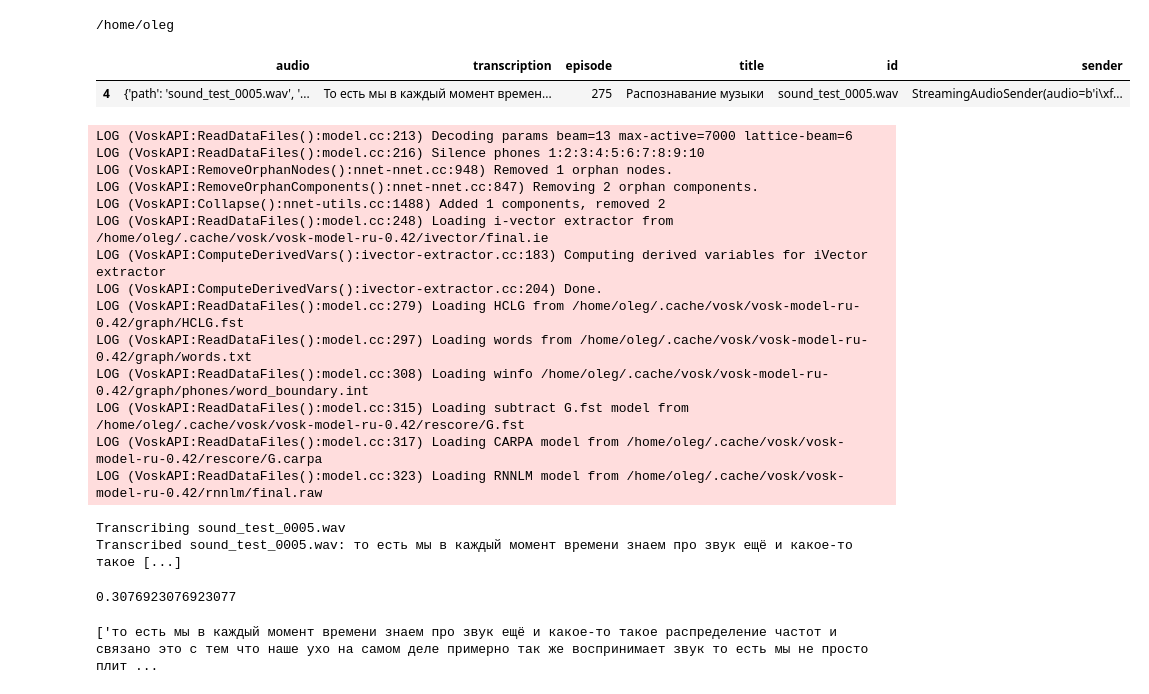
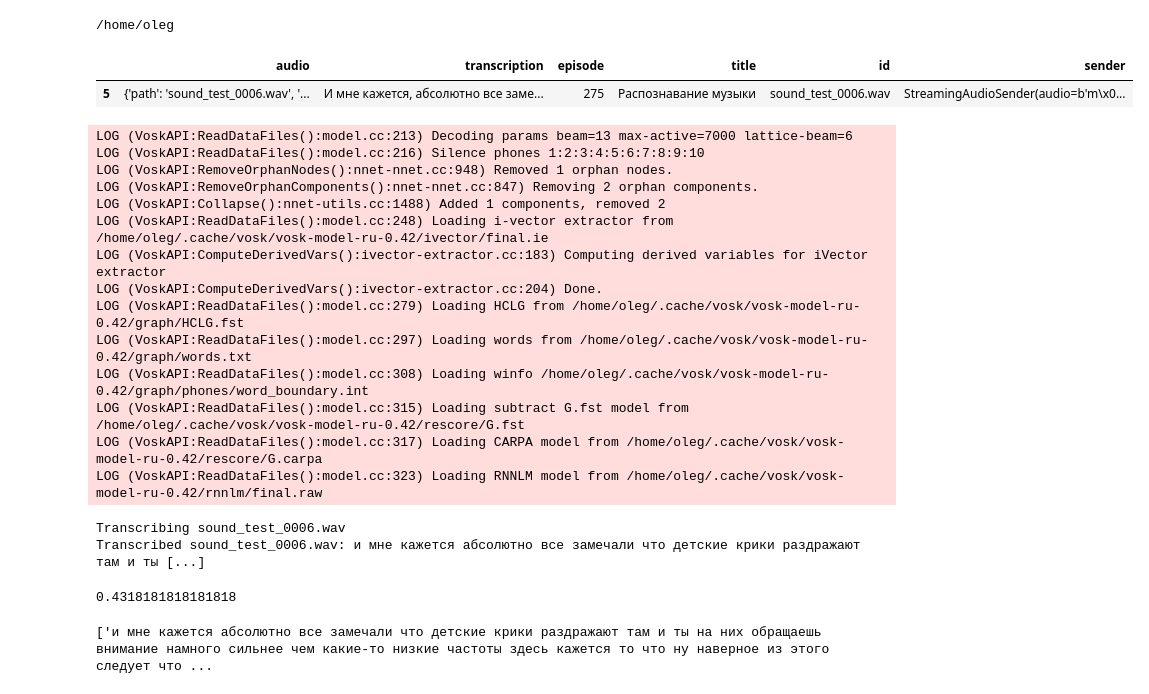
Before and after one commit to SibNN/asr_eval, a Jupyter notebook: notebooks/Podlodka.ipynb, the cells around one changed output. Saved outputs shown, nothing was run; the diff lists cells and outputs as text; code cells hidden in the pictures.

```diff
--- a/notebooks/Podlodka.ipynb
+++ b/notebooks/Podlodka.ipynb
@@ -29,32 +31,32 @@ from asr_eval.align.data import Match, MatchesList, Token
 # %%
 # type: ignore
 
 dataset: Dataset = load_dataset('bond005/podlodka_speech')['test'].take(10)
 dataset = dataset.cast_column("audio", Audio(sampling_rate=16_000))
 df = pd.DataFrame(list(dataset))
 
 def get_id(audio: dict[str, Any]) -> str:
     return audio['path']
 
 def get_streaming_sender(id: str, audio: dict[str, Any]) -> dict[str, Any]:
     assert audio['sampling_rate'] == 16_000
     return StreamingAudioSender(
         audio=np.int16(audio['array'] * 32768).tobytes(),
         id=id,
         array_len_per_sec=16_000 * 2,  # x2 because of the conversion float -> bytes
         real_time_interval_sec=1 / 5,
         speed_multiplier=1,
         track_history=True,
     )
 
 df['id'] = df.audio.apply(get_id)
 df['sender'] = df.apply(lambda row: get_streaming_sender(row.id, row.audio), axis=1)
 
-df = df.iloc[4:5]
+df = df.iloc[5:6]
 df
 # %% [output]
 |  | audio | transcription | episode | title | id | sender |
-| 4 | {'path': 'sound_test_0005.wav', '... | То есть мы в каждый момент времен... | 275 | Распознавание музыки | sound_test_0005.wav | StreamingAudioSender(audio=b'i\xf... |
+| 5 | {'path': 'sound_test_0006.wav', '... | И мне кажется, абсолютно все заме... | 275 | Распознавание музыки | sound_test_0006.wav | StreamingAudioSender(audio=b'm\x0... |
 # %%
 # type: ignore
 
@@ -77,8 +79,8 @@ LOG (VoskAPI:ReadDataFiles():model.cc:308) Loading winfo /home/oleg/.cache/vosk/
 LOG (VoskAPI:ReadDataFiles():model.cc:315) Loading subtract G.fst model from /home/oleg/.cache/vosk/vosk-model-ru-0.42/rescore/G.fst
 LOG (VoskAPI:ReadDataFiles():model.cc:317) Loading CARPA model from /home/oleg/.cache/vosk/vosk-model-ru-0.42/rescore/G.carpa
 LOG (VoskAPI:ReadDataFiles():model.cc:323) Loading RNNLM model from /home/oleg/.cache/vosk/vosk-model-ru-0.42/rnnlm/final.raw
-Transcribing sound_test_0005.wav
-Transcribed sound_test_0005.wav: то есть мы в каждый момент времени знаем про звук ещё и какое-то такое [...]
+Transcribing sound_test_0006.wav
+Transcribed sound_test_0006.wav: и мне кажется абсолютно все замечали что детские крики раздражают там и ты [...]
 # %%
 df['preds'] = [TranscriptionChunk.join(x) for x in results.values()]
 # %%
@@ -87,11 +89,11 @@ df['preds'] = [TranscriptionChunk.join(x) for x in results.values()]
 wer = jiwer.wer(reference=df['transcription'].tolist(), hypothesis=df['preds'].tolist())
 print(wer)
 # %% [output]
-0.3076923076923077
+0.4318181818181818
 # %%
 df['preds'].tolist()
 # %% [output]
-['то есть мы в каждый момент времени знаем про звук ещё и какое-то такое распределение частот и связано это с тем что наше ухо на самом деле примерно так же воспринимает звук то есть мы не просто плит ...
+['и мне кажется абсолютно все замечали что детские крики раздражают там и ты на них обращаешь внимание намного сильнее чем какие-то низкие частоты здесь кажется то что ну наверное из этого следует что ...
 # %%
 df.iloc[0].sender.history
 # %% [output]
```
Also changed, not shown: parts of 5 cells of this notebook, 2 other files.
